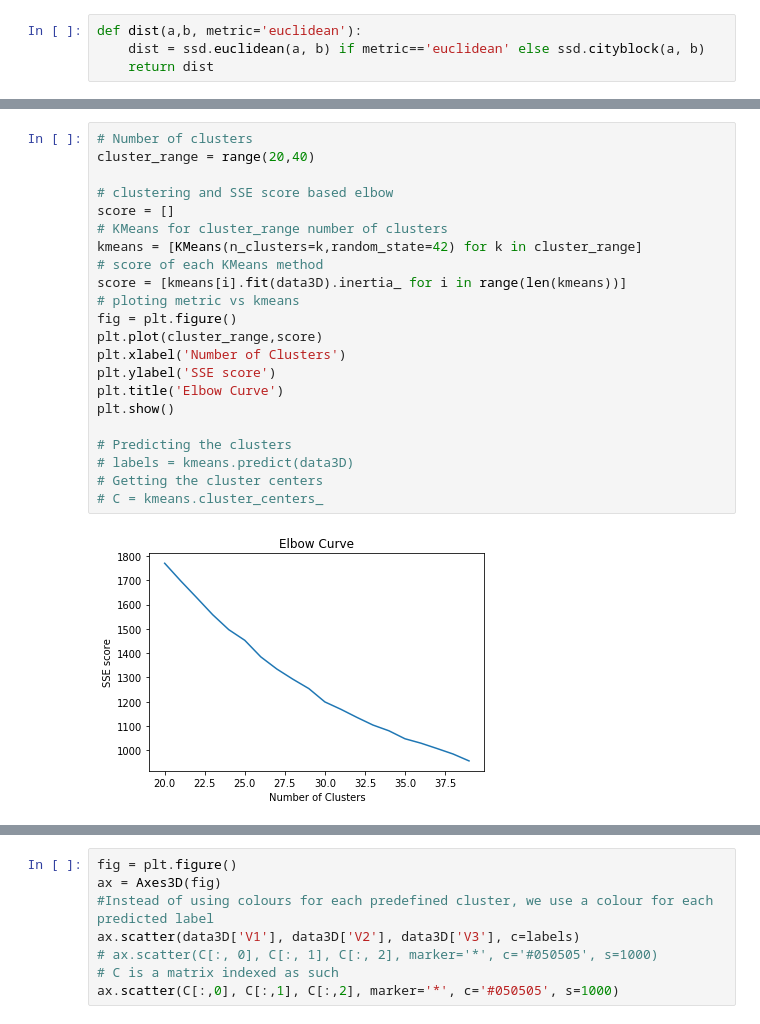
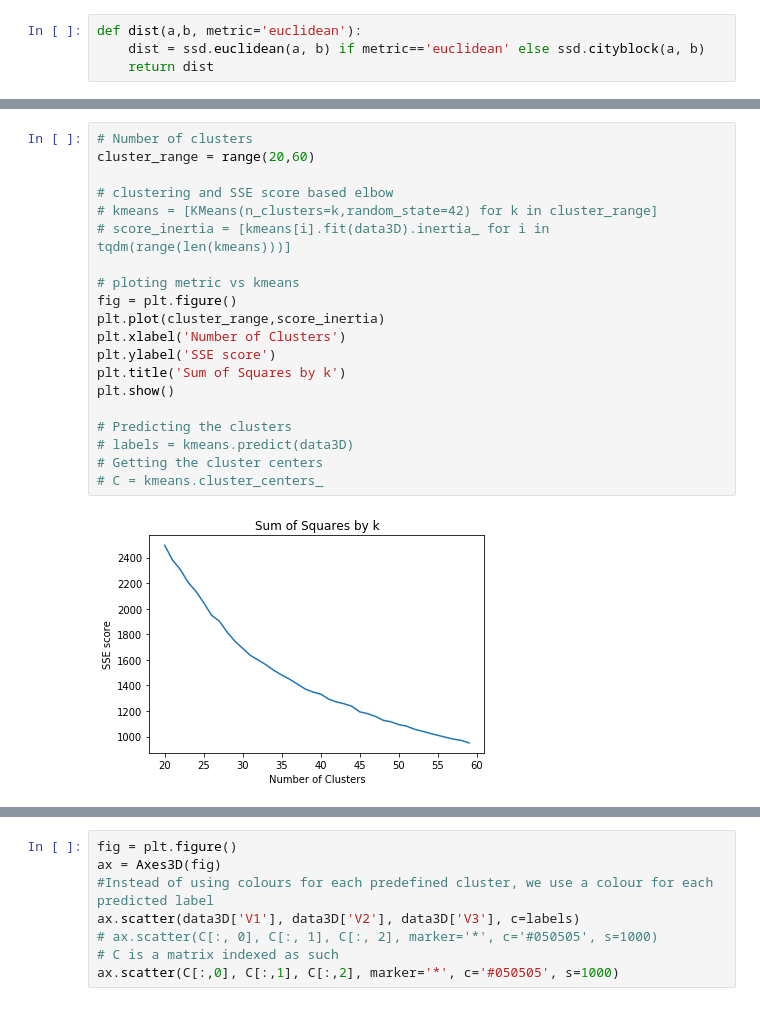
Before and after one commit to charx7/rug-ids-2018, a Jupyter notebook: Assignment_6/Exercise 3.1.ipynb, the cells around one changed output, grey strips where cells are left out. Cells and saved outputs as stored; diff of their text form.

```diff
--- a/Assignment_6/Exercise 3.1.ipynb
+++ b/Assignment_6/Exercise 3.1.ipynb
@@ -62,27 +63,25 @@ ax.scatter(data3D['V1'], data3D['V2'], data3D['V3'])
 # %%
 # Number of clusters
-cluster_range = range(20,40)
+cluster_range = range(20,60)
 
 # clustering and SSE score based elbow
-score = []
-# KMeans for cluster_range number of clusters
-kmeans = [KMeans(n_clusters=k,random_state=42) for k in cluster_range]
-# score of each KMeans method
-score = [kmeans[i].fit(data3D).inertia_ for i in range(len(kmeans))]
+# kmeans = [KMeans(n_clusters=k,random_state=42) for k in cluster_range]
+# score_inertia = [kmeans[i].fit(data3D).inertia_ for i in tqdm(range(len(kmeans)))]
+
 # ploting metric vs kmeans
 fig = plt.figure()
-plt.plot(cluster_range,score)
+plt.plot(cluster_range,score_inertia)
 plt.xlabel('Number of Clusters')
 plt.ylabel('SSE score')
-plt.title('Elbow Curve')
+plt.title('Sum of Squares by k')
 plt.show()
 
 # Predicting the clusters
 # labels = kmeans.predict(data3D)
 # Getting the cluster centers
 # C = kmeans.cluster_centers_
 # %% [output]
-[figure, old version]
+[figure, new version]
 # %%
 # clustering and silhouette score based elbow
 silhouette_avg = []
```
Also changed, not shown: parts of 5 cells of this notebook, 2 other files.
